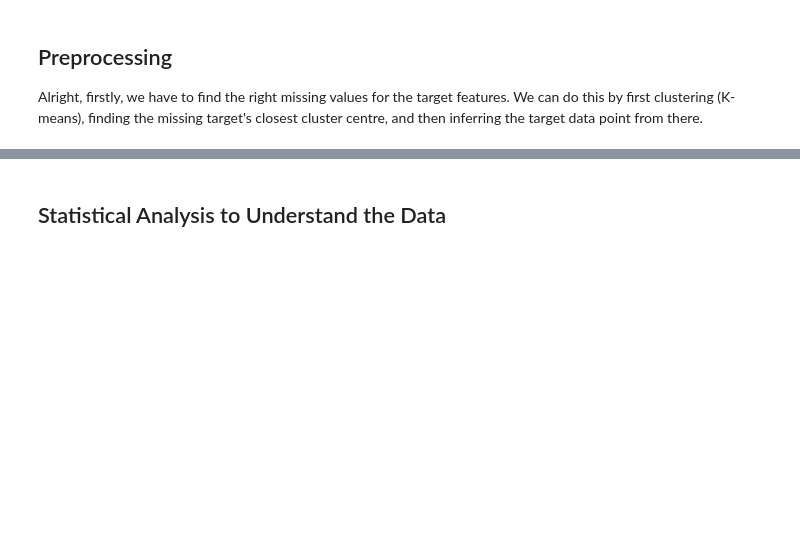
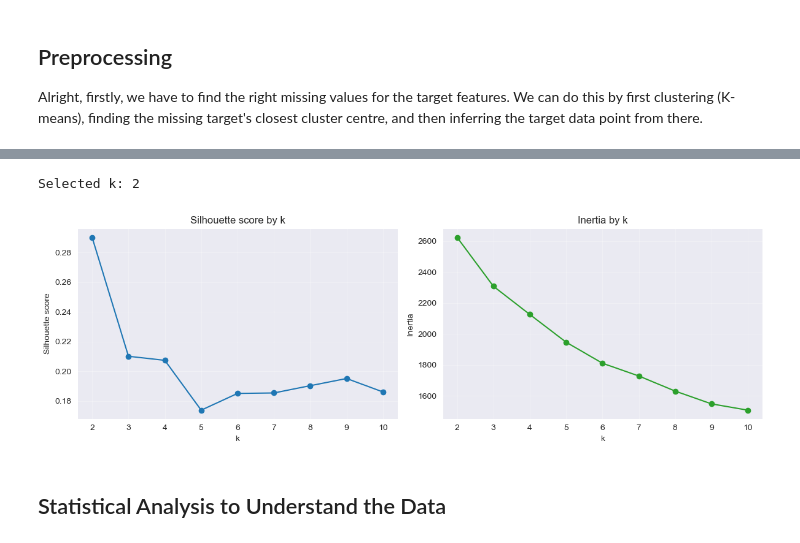
Before and after one commit to Essam-Khawaja/HECKTOR2026, a Jupyter notebook: EDA.ipynb, the cells around one changed output, grey strips where cells are left out. Saved outputs shown, nothing was run; the diff lists cells and outputs as text; code cells hidden in the pictures; blank space fills up the shorter version.

```diff
--- a/EDA.ipynb
+++ b/EDA.ipynb
@@ -583,0 +410,49 @@ Rows with any missing target after imputation: 0
+# %%
+# Build the clustering matrix and choose k by silhouette score
+from sklearn.cluster import KMeans
+from sklearn.metrics import silhouette_score
+from sklearn.preprocessing import OneHotEncoder, StandardScaler
+
+def build_cluster_matrix(df, numeric_cols, categorical_cols):
+    numeric = df[numeric_cols].astype(float)
+    numeric = StandardScaler().fit_transform(numeric)
+
+    categorical = df[categorical_cols].fillna('Missing').astype(str)
+    categorical = OneHotEncoder(handle_unknown='ignore', sparse_output=False).fit_transform(categorical)
+
+    return np.hstack([numeric, categorical])
+
+cluster_cols = CAT_COLS
+X_cluster = build_cluster_matrix(df_clean, ['Age'], cluster_cols)
+
+k_values = list(range(2, 11))
+scores = []
+for k in k_values:
+    labels = KMeans(n_clusters=k, random_state=42, n_init=20).fit_predict(X_cluster)
+    scores.append(silhouette_score(X_cluster, labels))
+
+best_k = k_values[int(np.argmax(scores))]
+print('Selected k:', best_k)
+
+fig, ax = plt.subplots(1, 2, figsize=(12, 4))
+ax[0].plot(k_values, scores, marker='o', color='tab:blue')
+ax[0].set_title('Silhouette score by k')
+ax[0].set_xlabel('k')
+ax[0].set_ylabel('Silhouette score')
+ax[0].grid(alpha=0.3)
+
+inertia = []
+for k in k_values:
+    inertia.append(KMeans(n_clusters=k, random_state=42, n_init=20).fit(X_cluster).inertia_)
+
+ax[1].plot(k_values, inertia, marker='o', color='tab:green')
+ax[1].set_title('Inertia by k')
+ax[1].set_xlabel('k')
+ax[1].set_ylabel('Inertia')
+ax[1].grid(alpha=0.3)
+
+plt.tight_layout()
+plt.show()
+# %% [output]
+Selected k: 2
+[figure, added]
```
Also changed, not shown: parts of 13 cells of this notebook, 1 other file.
